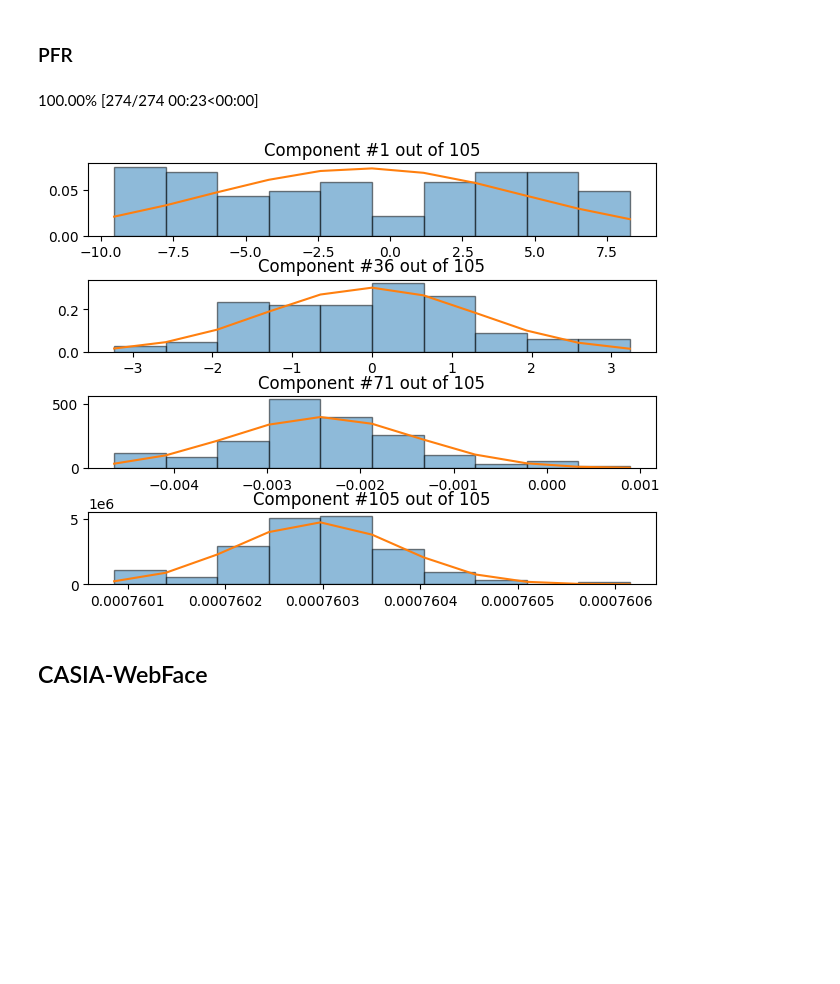
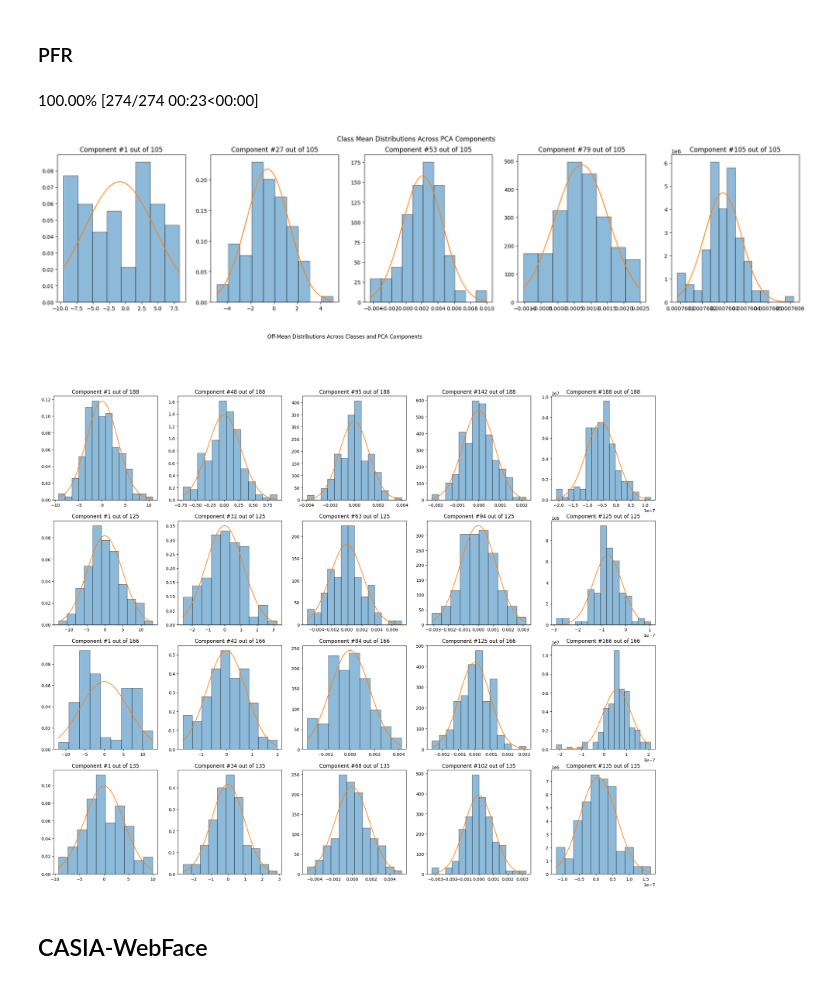
Before and after one commit to Irad-Zehavi/Few-Shot-Feature-Space, a Jupyter notebook: nbs/normal_dist.ipynb, the cells around one changed output. Cells and saved outputs as stored; diff of their text form; code cells hidden in the pictures; blank space fills up the shorter version.

Commit message:
Added off-centroid normal distribution

```diff
--- a/nbs/normal_dist.ipynb
+++ b/nbs/normal_dist.ipynb
@@ -14,14 +14,11 @@ from similarity_learning.all import *
 
 from Few_Shot_Feature_Space.utils import *
 # %%
-def per_component_hist(xs, n_plots):
+def per_component_hist(xs, axs):
     pca = PCA()
     pca.fit(xs.cpu())
 
-    fig, axs = plt.subplots(n_plots, 1)
-    fig.tight_layout()
-
-    comp_idxs = [i*pca.n_components_//(n_plots-1) for i in range(n_plots-1)] + [pca.n_components_-1]
+    comp_idxs = [i*pca.n_components_//(len(axs)-1) for i in range(len(axs)-1)] + [pca.n_components_-1]
     for comp_idx, ax in zip(comp_idxs, axs):
         dir = Tensor(pca.components_[comp_idx]).cuda()
         angles = (xs @ dir).cpu()
@@ -29,11 +26,20 @@ def per_component_hist(xs, n_plots):
         ax.set_title(f'Component #{comp_idx+1} out of {pca.n_components_}')
 # %% [markdown]
 ## Class Means
-# %%
-def plot(dl, fe, n_plots=4):
-    class_ftrs = ClassFeatures.compute(dl, fe)
-    centroids = torch.stack([f.centroid for f in class_ftrs.values()])
-    per_component_hist(centroids, n_plots)
+# %%
+def plot(dl, fe, n_plots=5):
+    class_ftrs = ClassFeatures.compute(dl, fe)
+    centroids = torch.stack([f.centroid for f in class_ftrs.values()])
+
+    fig, axs = plt.subplots(1, n_plots, figsize=(n_plots*5, 5))
+    fig.suptitle('Class Mean Distributions Across PCA Components')
+    per_component_hist(centroids, axs)
+
+    fig, axss = plt.subplots(4, n_plots, figsize=(n_plots*5, 20))
+    fig.suptitle('Off-Mean Distributions Across Classes and PCA Components')
+    cluster_candidates = [f for f in class_ftrs.values() if f.size(0) > 100]
+    for ftrs, axs in zip(random.sample(cluster_candidates, len(axss)), axss):
+        per_component_hist(ftrs.off_centroid_features, axs)
 # %%
 vggface2_fe, casia_webface_fe = fr_feature_extractors()
 lfw_dl, pfr_dl = fr_dataloaders()
@@ -49,10 +56,11 @@ plot(lfw_dl, vggface2_fe)
 # %% [markdown]
 ### PFR
 # %%
-plot(pfr_dl, vggface2_fe, bins=10)
+plot(pfr_dl, vggface2_fe)
 # %% [output]
 100.00% [274/274 00:23<00:00]
-[figure, old version]
+[figure, new version]
+[figure, added]
 # %% [markdown]
 ## CASIA-WebFace
 # %% [markdown]
```
Also changed, not shown: parts of 3 cells of this notebook, 1 other file.
